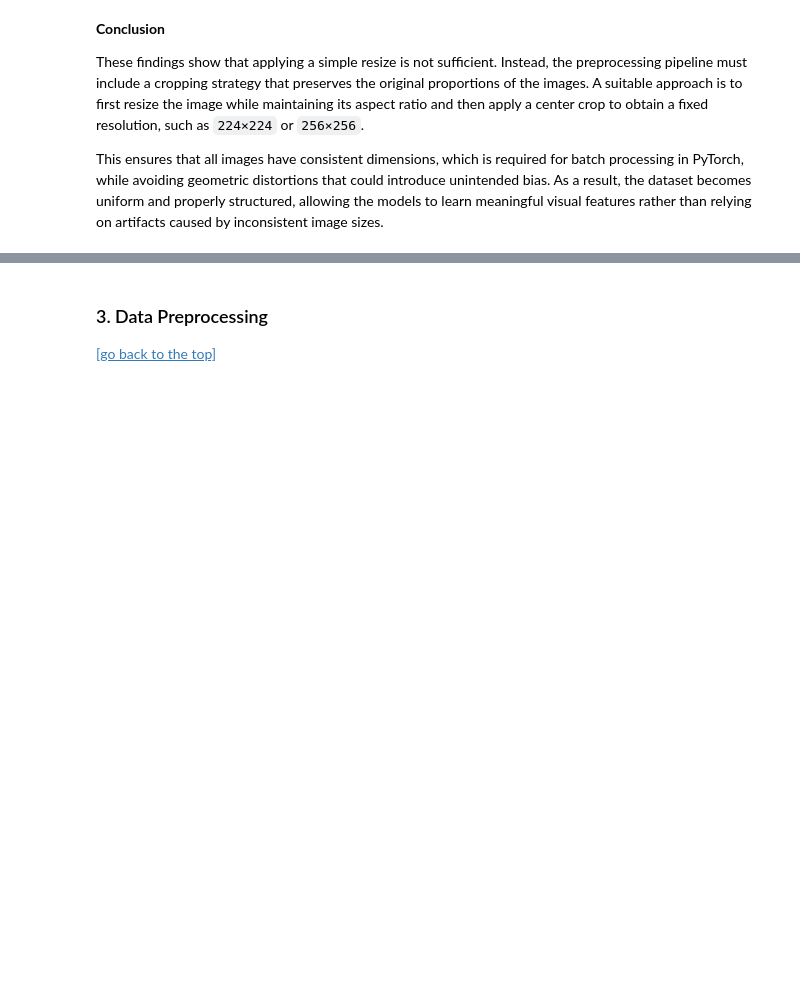
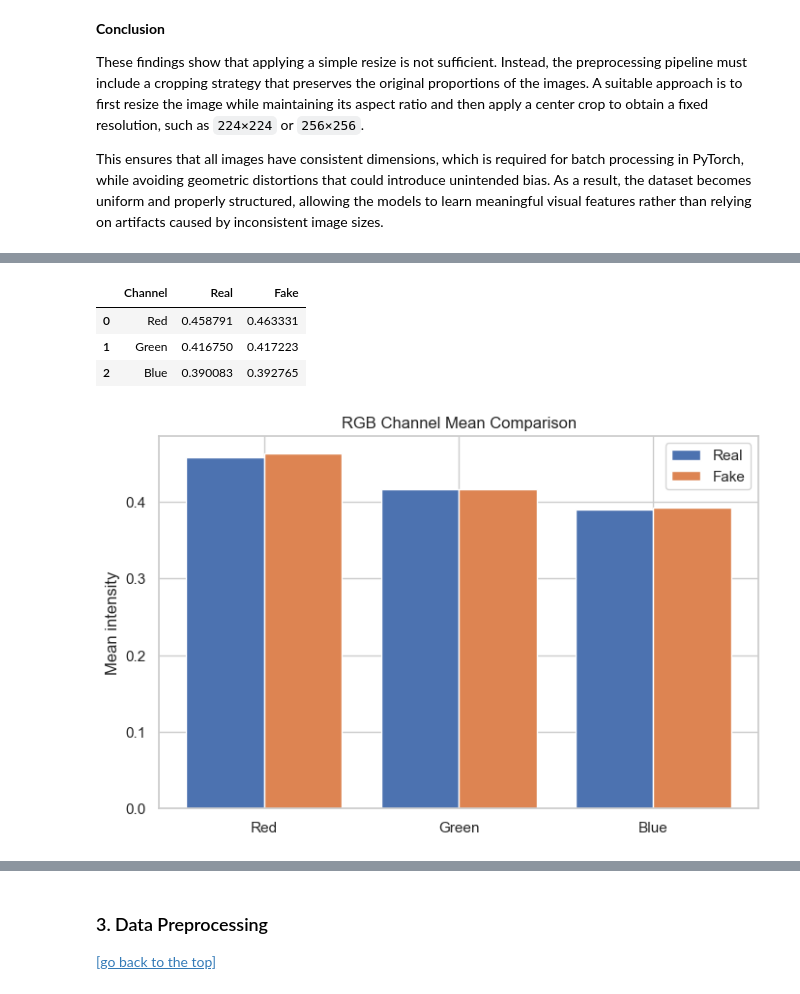
Before and after one commit to Alejandro-131004/Deep-Learning-for-fake-detection-and-generation, a Jupyter notebook: Project.ipynb, the cells around one changed output, grey strips where cells are left out. Saved outputs shown, nothing was run; the diff lists cells and outputs as text; code cells hidden in the pictures; blank space fills up the shorter version.

```diff
--- a/Project.ipynb
+++ b/Project.ipynb
@@ -518,0 +593,45 @@ DataFrame successfully saved to C:\Users\aleja\OneDrive\Documentos\GitHub\Deep-L
+# %%
+def compute_rgb_means(df, sample_size=2000):
+
+    sample = df.sample(sample_size, random_state=42)
+
+    means = []
+
+    for path in tqdm(sample["path"]):
+
+        img = Image.open(path).convert("RGB")
+        img = np.array(img) / 255.0
+
+        means.append(img.mean(axis=(0,1)))
+
+    return np.array(means)
+
+real_rgb = compute_rgb_means(df[df.label=="real"])
+fake_rgb = compute_rgb_means(df[df.label=="fake"])
+
+rgb_table = pd.DataFrame({
+    "Channel": ["Red", "Green", "Blue"],
+    "Real": real_rgb.mean(axis=0),
+    "Fake": fake_rgb.mean(axis=0)
+})
+
+display(rgb_table)
+
+# bar plot
+x = np.arange(3)
+
+plt.figure(figsize=(8,5))
+plt.bar(x-0.2, real_rgb.mean(axis=0), width=0.4, label="Real")
+plt.bar(x+0.2, fake_rgb.mean(axis=0), width=0.4, label="Fake")
+
+plt.xticks(x, ["Red", "Green", "Blue"])
+plt.title("RGB Channel Mean Comparison")
+plt.ylabel("Mean intensity")
+plt.legend()
+plt.show()
+# %% [output]
+|  | Channel | Real | Fake |
+| 0 | Red | 0.458791 | 0.463331 |
+| 1 | Green | 0.416750 | 0.417223 |
+| 2 | Blue | 0.390083 | 0.392765 |
+[figure, added]
```
Also changed, not shown: parts of 41 cells of this notebook, 2 other files.
